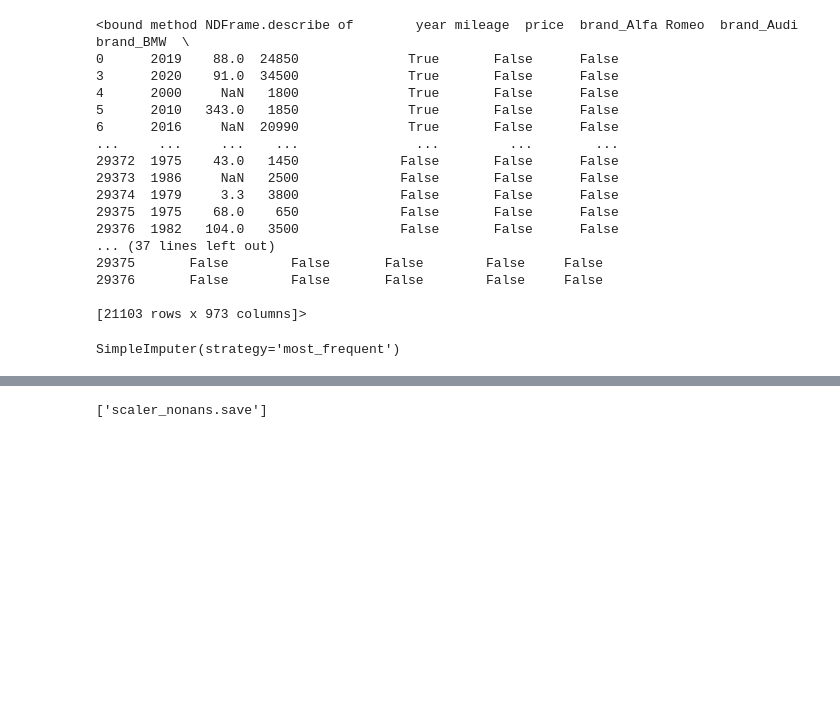
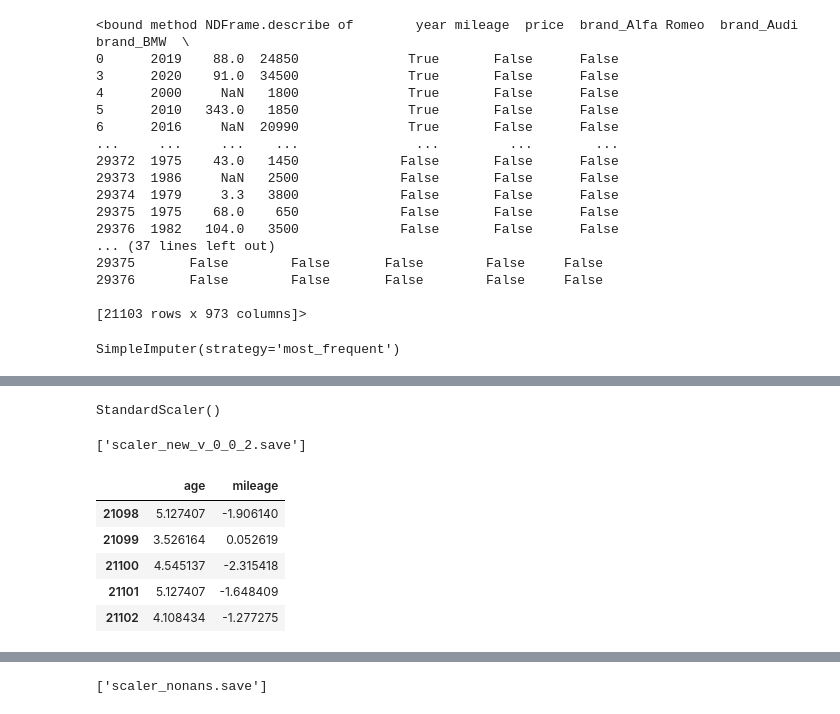
Before and after one commit to IvoDz/car-price-estimator, a Jupyter notebook: notebooks/preprocess.ipynb, the cells around one changed output, grey strips where cells are left out. Drawn from its saved outputs; the diff is of its cells as text; code cells hidden in the pictures; blank space fills up the shorter version.

```diff
--- a/preprocess.ipynb
+++ b/notebooks/preprocess.ipynb
@@ -226,0 +236,15 @@ SimpleImputer(strategy='most_frequent')
+# %%
+scaler = StandardScaler()
+df_encoded["age"] = 2023 - df_encoded["year"]
+df_encoded = df_encoded.drop(columns = 'year')
+# %%
+num = ["age", "mileage"]
+df_num = df_encoded[num]
+# %%
+scaler.fit(df_num)
+# %% [output]
+StandardScaler()
+# %%
+joblib.dump(scaler, 'scaler_new_v_0_0_2.save')
+# %% [output]
+['scaler_new_v_0_0_2.save']
@@ -226,0 +253,9 @@ SimpleImputer(strategy='most_frequent')
+# %%
+df_num_scaled.tail()
+# %% [output]
+|  | age | mileage |
+| 21098 | 5.127407 | -1.906140 |
+| 21099 | 3.526164 | 0.052619 |
+| 21100 | 4.545137 | -2.315418 |
+| 21101 | 5.127407 | -1.648409 |
+| 21102 | 4.108434 | -1.277275 |
```
Also changed, not shown: parts of 9 cells of this notebook, 9 other files.
